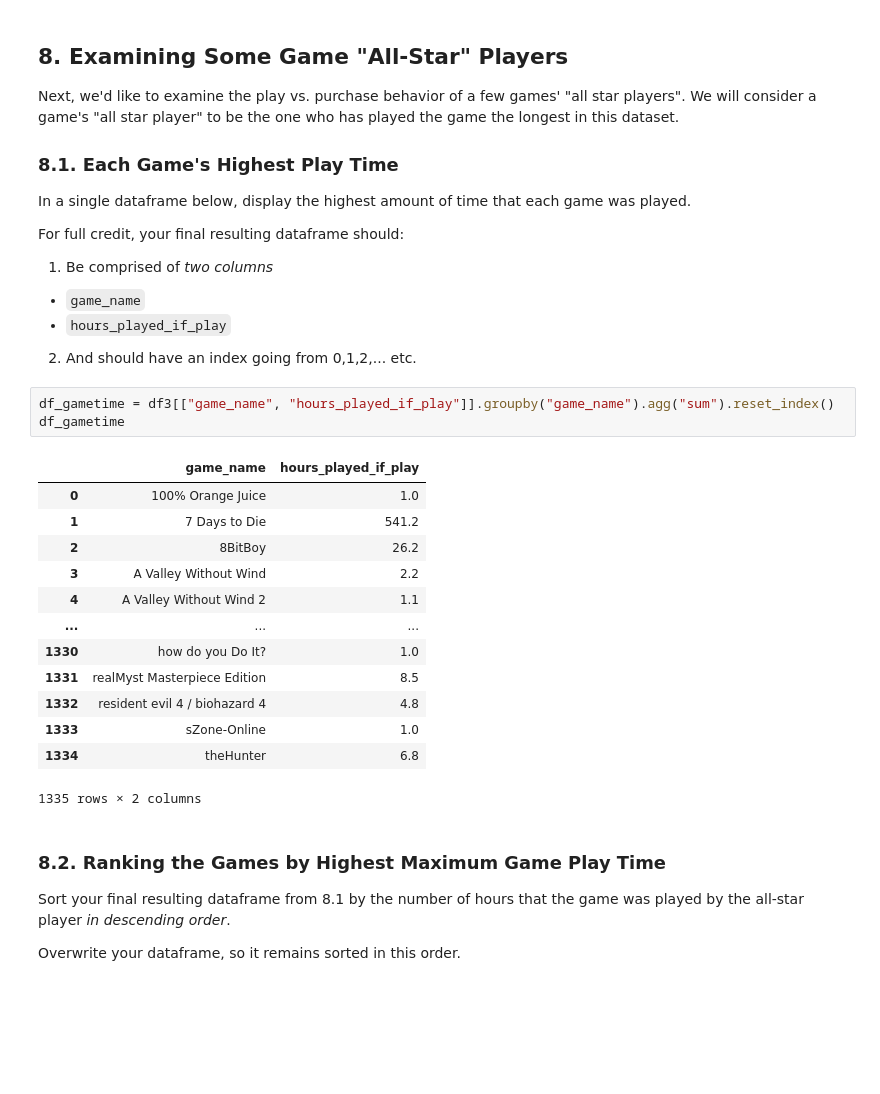
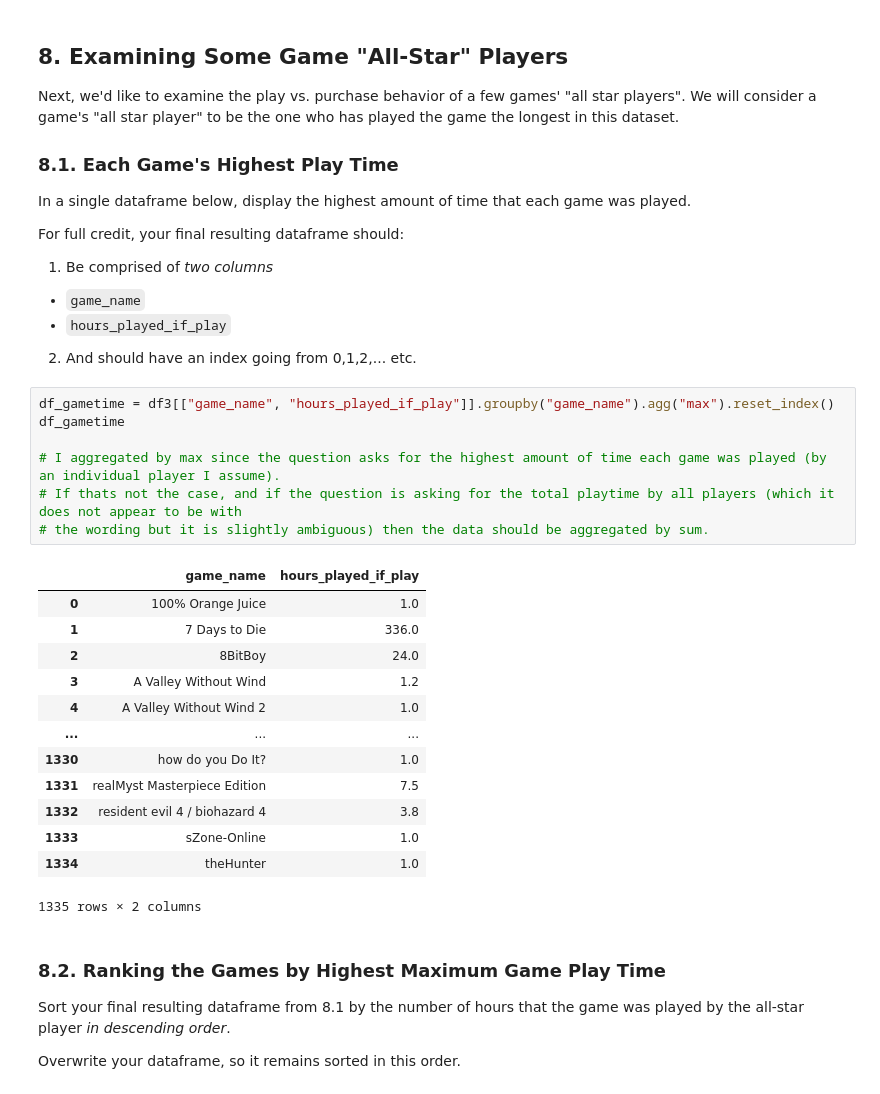
Before and after one commit to ryguy2k4/stat207, a Jupyter notebook: lab_02/lab_02_individual.ipynb, the cells around one changed output. Cells and saved outputs as stored; diff of their text form; blank space fills up the shorter version.

```diff
--- a/lab_02/lab_02_individual.ipynb
+++ b/lab_02/lab_02_individual.ipynb
@@ -331,23 +331,27 @@ For full credit, your final resulting dataframe should:
  * `game_name`
  * `hours_played_if_play`
 2. And should have an index going from 0,1,2,... etc.
-# %%
-df_gametime = df3[["game_name", "hours_played_if_play"]].groupby("game_name").agg("sum").reset_index()
-df_gametime
-# %% [output]
-|  | game_name | hours_played_if_play |
-| 0 | 100% Orange Juice | 1.0 |
-| 1 | 7 Days to Die | 541.2 |
-| 2 | 8BitBoy | 26.2 |
-| 3 | A Valley Without Wind | 2.2 |
-| 4 | A Valley Without Wind 2 | 1.1 |
-| ... | ... | ... |
-| 1330 | how do you Do It? | 1.0 |
-| 1331 | realMyst Masterpiece Edition | 8.5 |
-| 1332 | resident evil 4 / biohazard 4 | 4.8 |
-| 1333 | sZone-Online | 1.0 |
-| 1334 | theHunter | 6.8 |
-1335 rows × 2 columns
+# %%
+df_gametime = df3[["game_name", "hours_played_if_play"]].groupby("game_name").agg("max").reset_index()
+df_gametime
+
+# I aggregated by max since the question asks for the highest amount of time each game was played (by an individual player I assume).
+# If thats not the case, and if the question is asking for the total playtime by all players (which it does not appear to be with
+# the wording but it is slightly ambiguous) then the data should be aggregated by sum.
+# %% [output]
+|  | game_name | hours_played_if_play |
+| 0 | 100% Orange Juice | 1.0 |
+| 1 | 7 Days to Die | 336.0 |
+| 2 | 8BitBoy | 24.0 |
+| 3 | A Valley Without Wind | 1.2 |
+| 4 | A Valley Without Wind 2 | 1.0 |
+| ... | ... | ... |
+| 1330 | how do you Do It? | 1.0 |
+| 1331 | realMyst Masterpiece Edition | 7.5 |
+| 1332 | resident evil 4 / biohazard 4 | 3.8 |
+| 1333 | sZone-Online | 1.0 |
+| 1334 | theHunter | 1.0 |
+1335 rows × 2 columns
 # %% [markdown]
 ### 8.2. Ranking the Games by Highest Maximum Game Play Time
 
```
Also changed, not shown: parts of 9 cells of this notebook.
